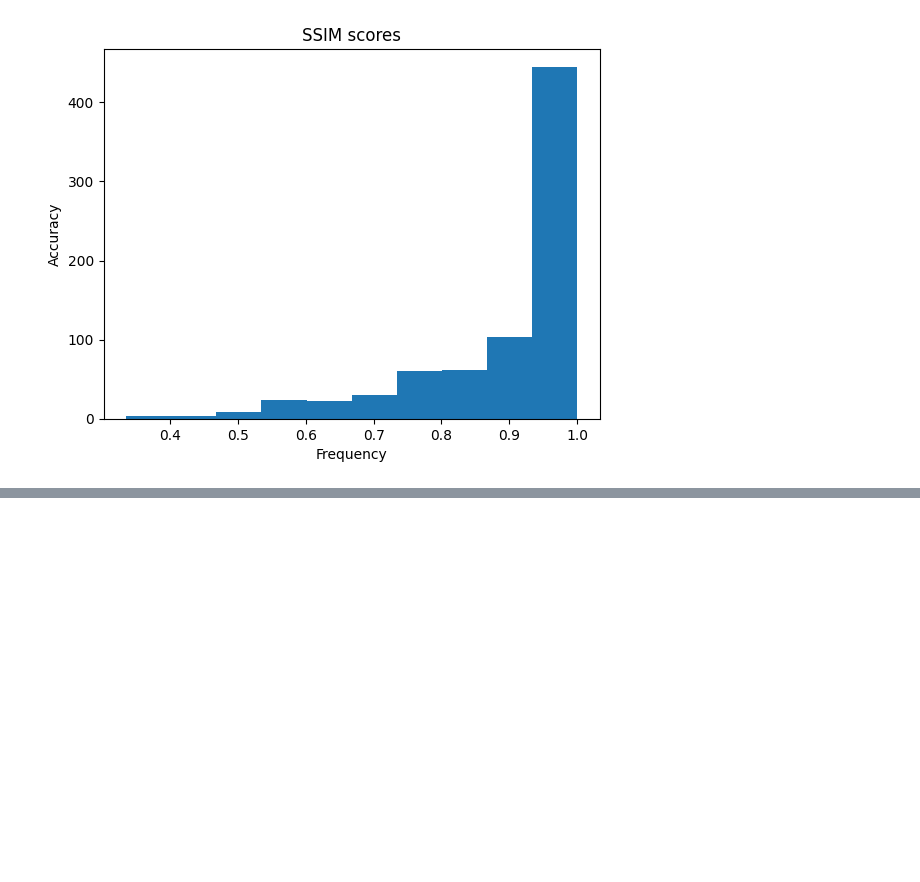
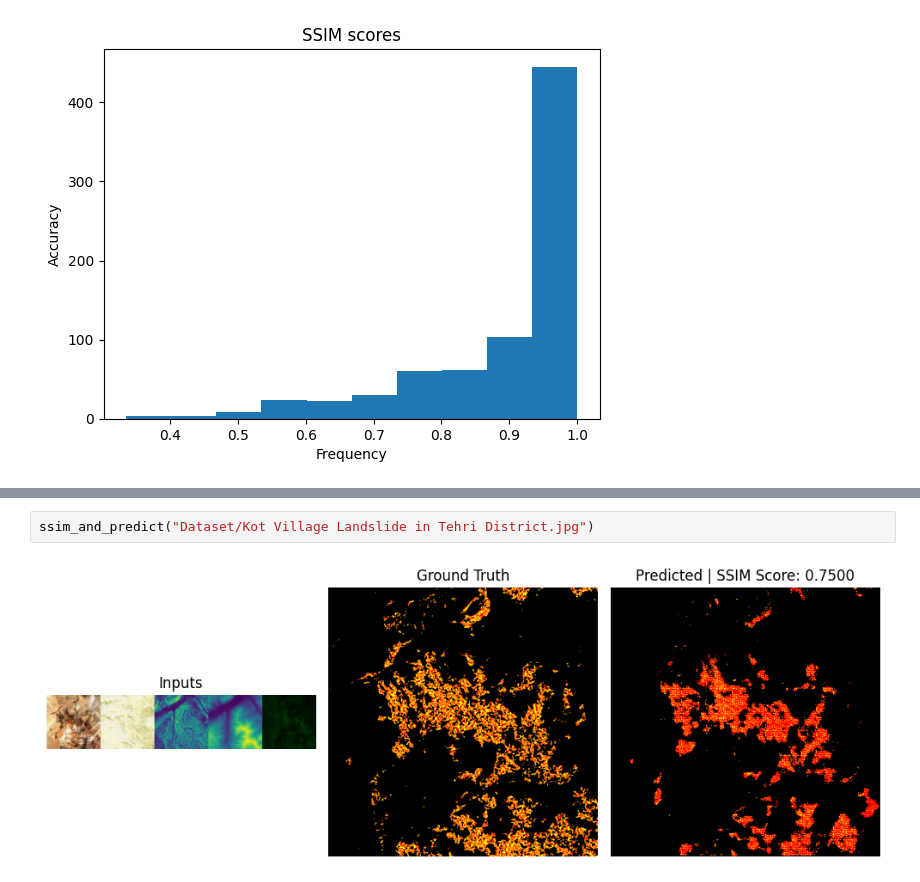
Before and after one commit to Neural-Mapping/Multi-Pix2Pix, a Jupyter notebook: Structural Similarity Index evaluation.ipynb, the cells around one changed output, grey strips where cells are left out. Drawn from its saved outputs; the diff is of its cells as text; blank space fills up the shorter version.

```diff
--- a/Structural Similarity Index evaluation.ipynb
+++ b/Structural Similarity Index evaluation.ipynb
@@ -89,0 +136,4 @@ plt.show()
+# %%
+ssim_and_predict("Dataset/Kot Village Landslide in Tehri District.jpg")
+# %% [output]
+[figure, added]
```
Also changed, not shown: parts of 8 cells of this notebook.
